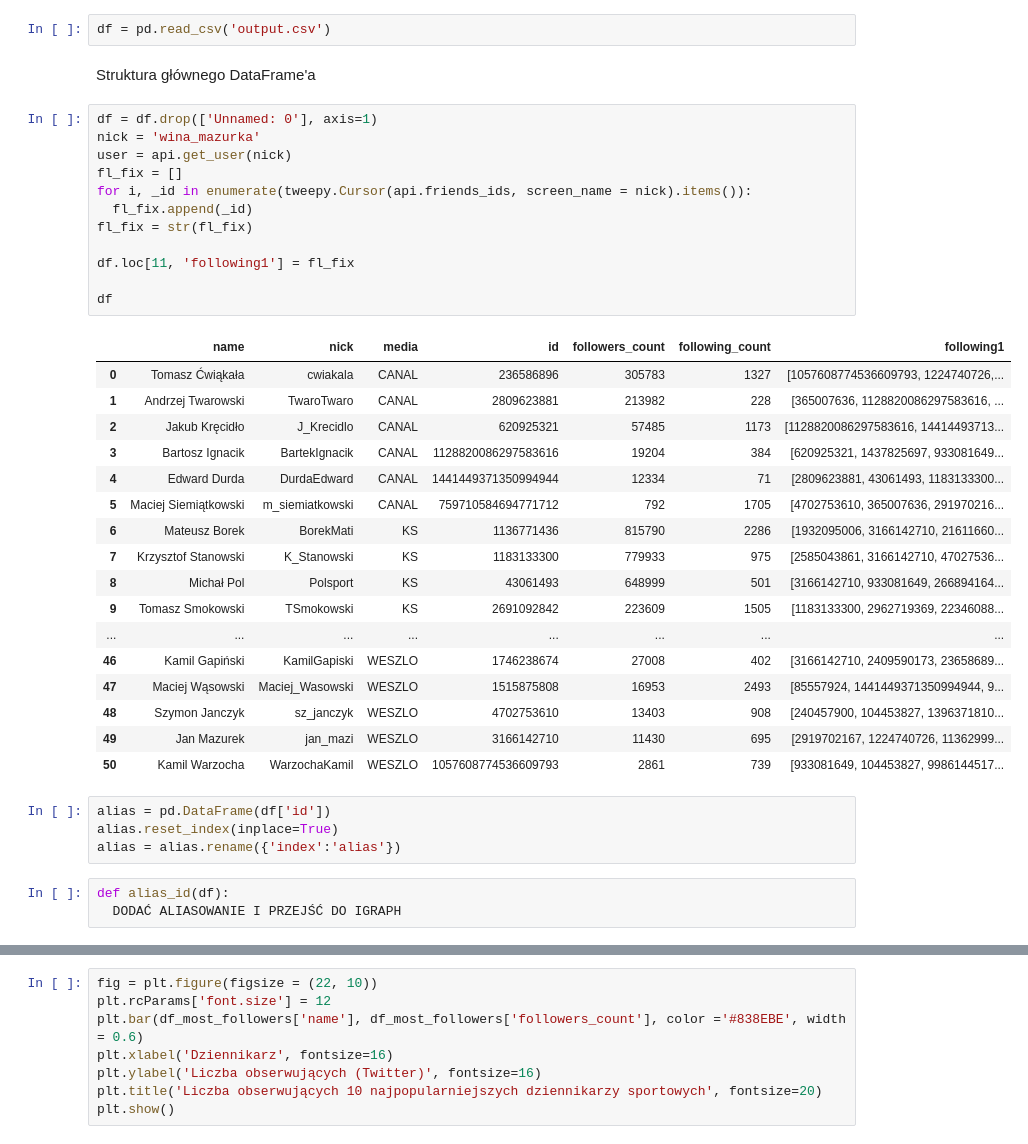
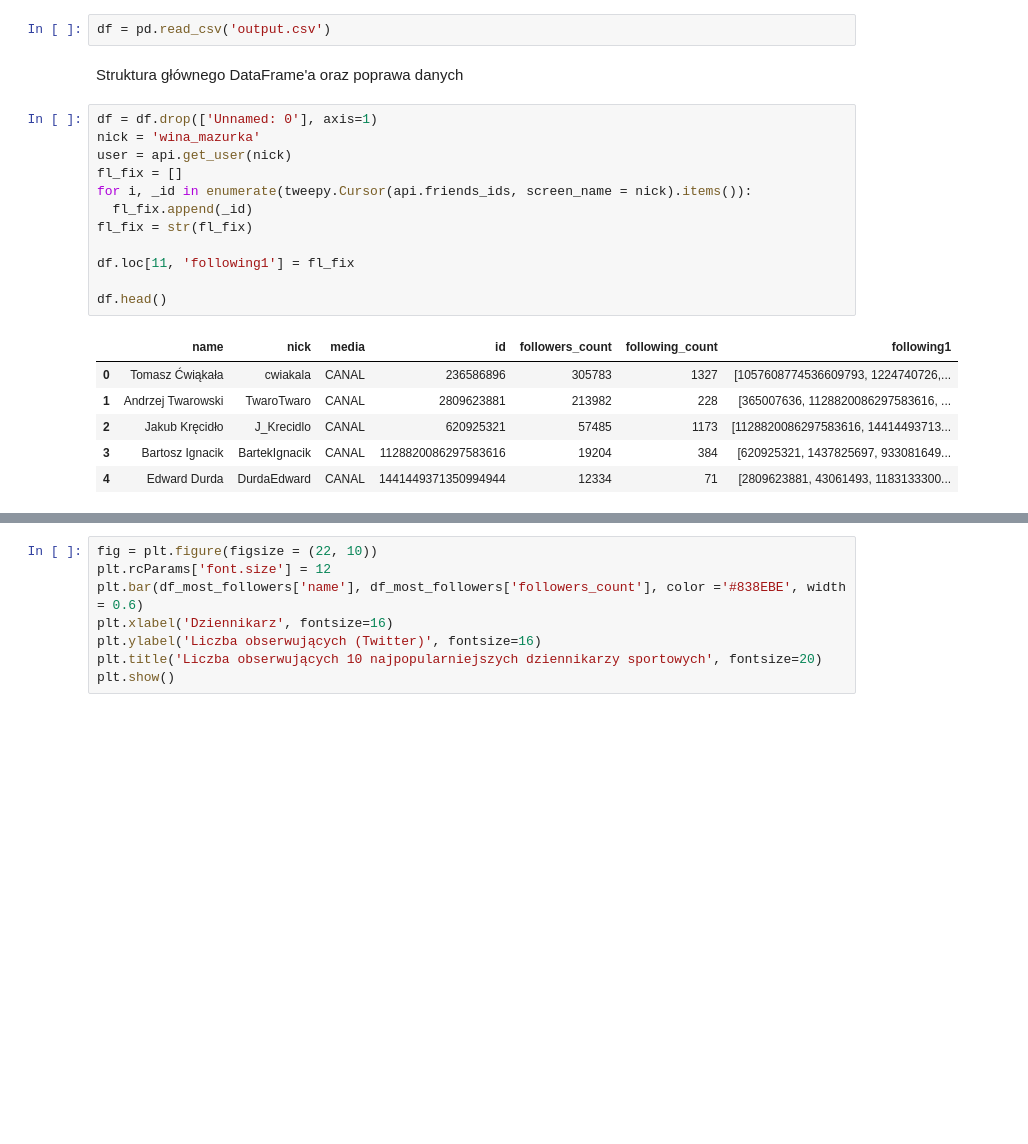
Before and after one commit to bart-kra/Python, a Jupyter notebook: tw_sport_journalists.ipynb, the cells around one changed output, grey strips where cells are left out. Saved outputs shown, nothing was run; the diff lists cells and outputs as text; blank space fills up the shorter version.

```diff
--- a/tw_sport_journalists.ipynb
+++ b/tw_sport_journalists.ipynb
@@ -58,41 +83,23 @@ files.download('output.csv')
 # %%
 df = pd.read_csv('output.csv')
 # %% [markdown]
-Struktura głównego DataFrame'a
+Struktura głównego DataFrame'a oraz poprawa danych
 # %%
 df = df.drop(['Unnamed: 0'], axis=1)
 nick = 'wina_mazurka'
 user = api.get_user(nick)
 fl_fix = []
 for i, _id in enumerate(tweepy.Cursor(api.friends_ids, screen_name = nick).items()):
   fl_fix.append(_id)
 fl_fix = str(fl_fix)
 
 df.loc[11, 'following1'] = fl_fix
 
-df
+df.head()
 # %% [output]
 |  | name | nick | media | id | followers_count | following_count | following1 |
 | 0 | Tomasz Ćwiąkała | cwiakala | CANAL | 236586896 | 305783 | 1327 | [1057608774536609793, 1224740726,... |
 | 1 | Andrzej Twarowski | TwaroTwaro | CANAL | 2809623881 | 213982 | 228 | [365007636, 1128820086297583616, ... |
 | 2 | Jakub Kręcidło | J_Krecidlo | CANAL | 620925321 | 57485 | 1173 | [1128820086297583616, 14414493713... |
 | 3 | Bartosz Ignacik | BartekIgnacik | CANAL | 1128820086297583616 | 19204 | 384 | [620925321, 1437825697, 933081649... |
 | 4 | Edward Durda | DurdaEdward | CANAL | 1441449371350994944 | 12334 | 71 | [2809623881, 43061493, 1183133300... |
-| 5 | Maciej Siemiątkowski | m_siemiatkowski | CANAL | 759710584694771712 | 792 | 1705 | [4702753610, 365007636, 291970216... |
-| 6 | Mateusz Borek | BorekMati | KS | 1136771436 | 815790 | 2286 | [1932095006, 3166142710, 21611660... |
-| 7 | Krzysztof Stanowski | K_Stanowski | KS | 1183133300 | 779933 | 975 | [2585043861, 3166142710, 47027536... |
-| 8 | Michał Pol | Polsport | KS | 43061493 | 648999 | 501 | [3166142710, 933081649, 266894164... |
-| 9 | Tomasz Smokowski | TSmokowski | KS | 2691092842 | 223609 | 1505 | [1183133300, 2962719369, 22346088... |
-| ... | ... | ... | ... | ... | ... | ... | ... |
-| 46 | Kamil Gapiński | KamilGapiski | WESZLO | 1746238674 | 27008 | 402 | [3166142710, 2409590173, 23658689... |
-| 47 | Maciej Wąsowski | Maciej_Wasowski | WESZLO | 1515875808 | 16953 | 2493 | [85557924, 1441449371350994944, 9... |
-| 48 | Szymon Janczyk | sz_janczyk | WESZLO | 4702753610 | 13403 | 908 | [240457900, 104453827, 1396371810... |
-| 49 | Jan Mazurek | jan_mazi | WESZLO | 3166142710 | 11430 | 695 | [2919702167, 1224740726, 11362999... |
-| 50 | Kamil Warzocha | WarzochaKamil | WESZLO | 1057608774536609793 | 2861 | 739 | [933081649, 104453827, 9986144517... |
-# %%
-alias = pd.DataFrame(df['id'])
-alias.reset_index(inplace=True)
-alias = alias.rename({'index':'alias'})
-# %%
-def alias_id(df):
-  DODAĆ ALIASOWANIE I PRZEJŚĆ DO IGRAPH
```
Also changed, not shown: parts of 21 cells of this notebook.
